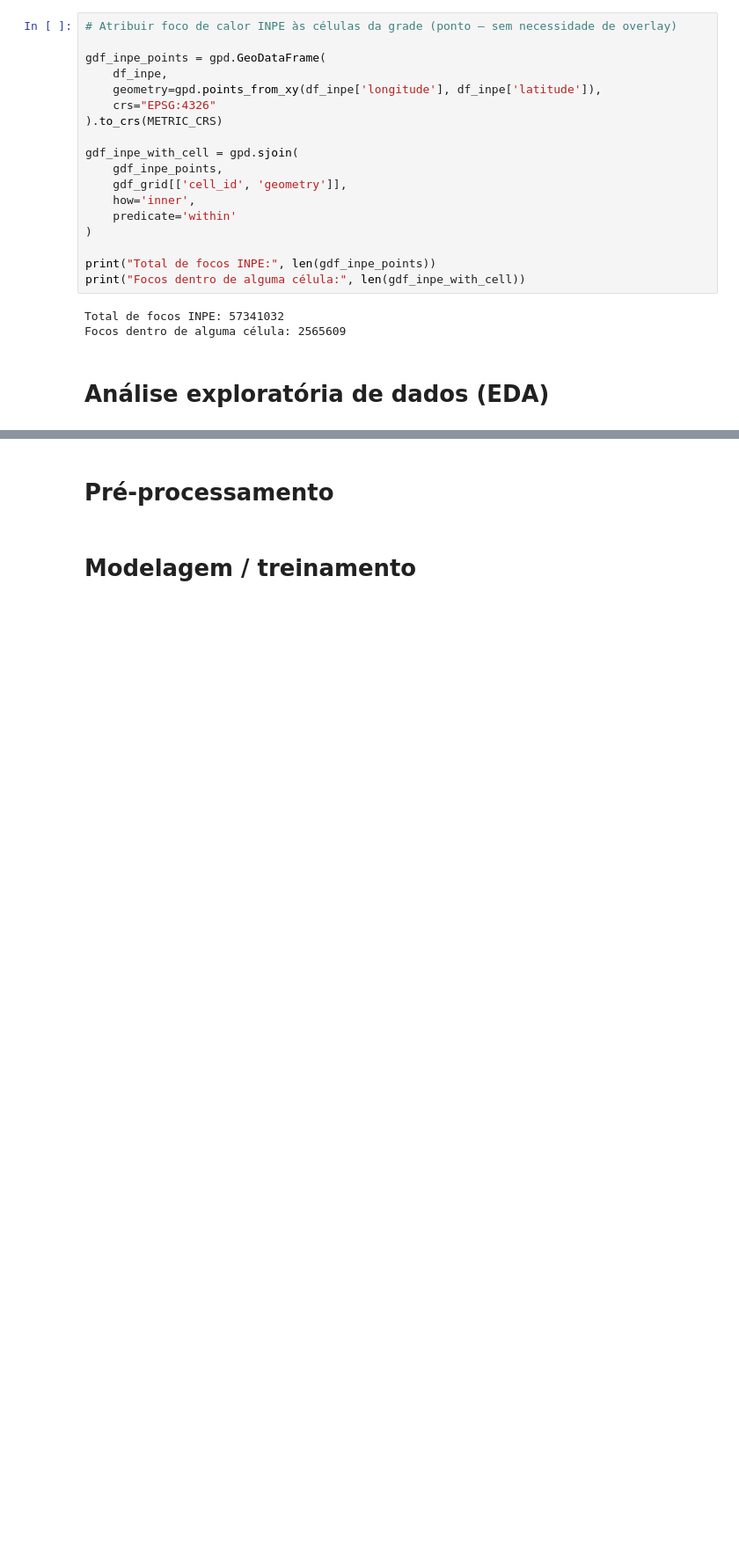
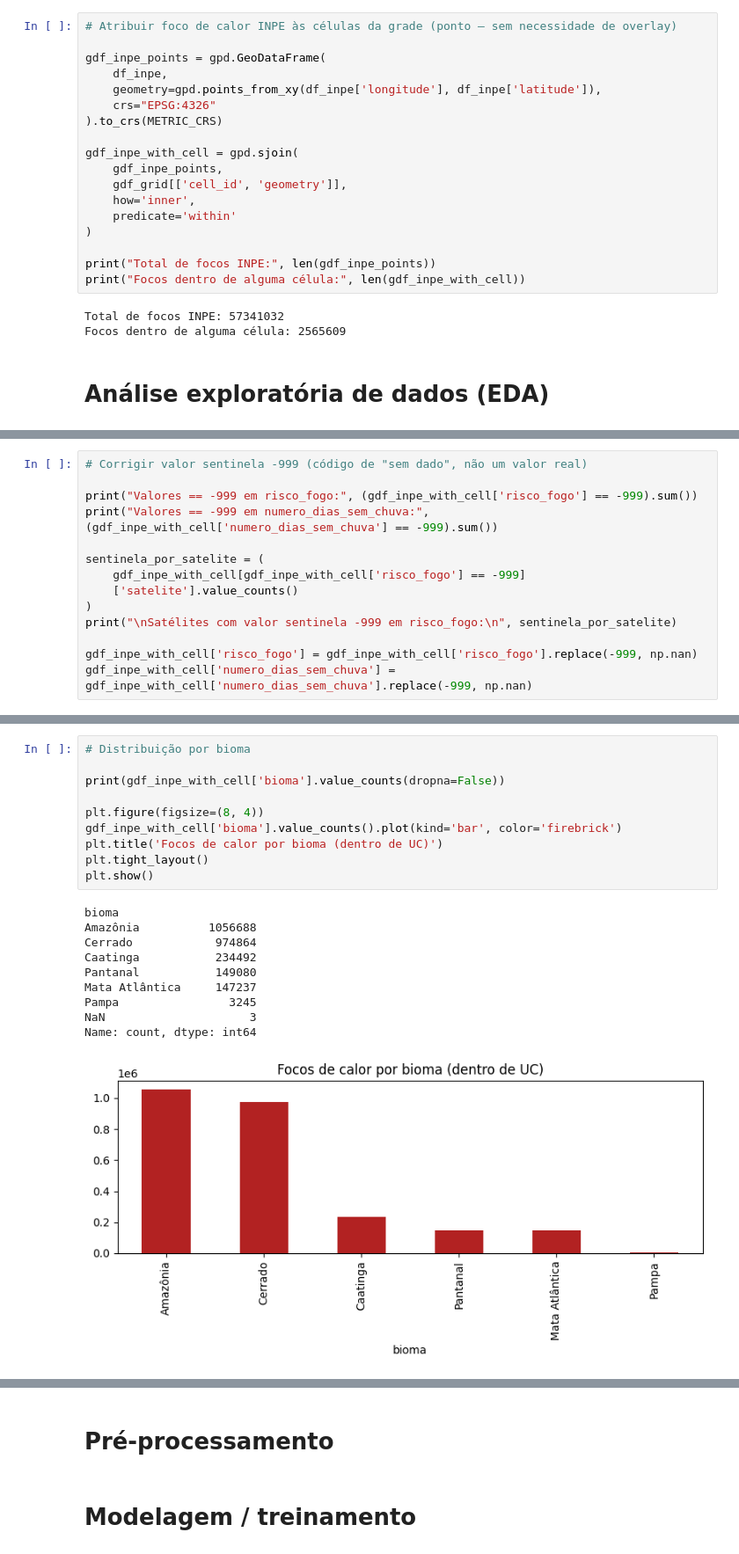
Before and after one commit to AndersonAlvesCoelho/pyroregions-classification, a Jupyter notebook: pyroregions_ucs.ipynb, the cells around one changed output, grey strips where cells are left out. Shown at 88% size. Drawn from its saved outputs; the diff is of its cells as text; blank space fills up the shorter version.

```diff
--- a/pyroregions_ucs.ipynb
+++ b/pyroregions_ucs.ipynb
@@ -809,0 +725,14 @@ df_inpe.nlargest(10, 'frp')[['municipio', 'estado', 'bioma', 'data_pas', 'sateli
+# %%
+# Corrigir valor sentinela -999 (código de "sem dado", não um valor real)
+
+print("Valores == -999 em risco_fogo:", (gdf_inpe_with_cell['risco_fogo'] == -999).sum())
+print("Valores == -999 em numero_dias_sem_chuva:", (gdf_inpe_with_cell['numero_dias_sem_chuva'] == -999).sum())
+
+sentinela_por_satelite = (
+    gdf_inpe_with_cell[gdf_inpe_with_cell['risco_fogo'] == -999]
+    ['satelite'].value_counts()
+)
+print("\nSatélites com valor sentinela -999 em risco_fogo:\n", sentinela_por_satelite)
+
+gdf_inpe_with_cell['risco_fogo'] = gdf_inpe_with_cell['risco_fogo'].replace(-999, np.nan)
+gdf_inpe_with_cell['numero_dias_sem_chuva'] = gdf_inpe_with_cell['numero_dias_sem_chuva'].replace(-999, np.nan)
@@ -809,0 +757,21 @@ df_inpe.nlargest(10, 'frp')[['municipio', 'estado', 'bioma', 'data_pas', 'sateli
+# %%
+# Distribuição por bioma
+
+print(gdf_inpe_with_cell['bioma'].value_counts(dropna=False))
+
+plt.figure(figsize=(8, 4))
+gdf_inpe_with_cell['bioma'].value_counts().plot(kind='bar', color='firebrick')
+plt.title('Focos de calor por bioma (dentro de UC)')
+plt.tight_layout()
+plt.show()
+# %% [output]
+bioma
+Amazônia          1056688
+Cerrado            974864
+Caatinga           234492
+Pantanal           149080
+Mata Atlântica     147237
+Pampa                3245
+NaN                     3
+Name: count, dtype: int64
+[figure, added]
```
Also changed, not shown: parts of 45 cells of this notebook.
